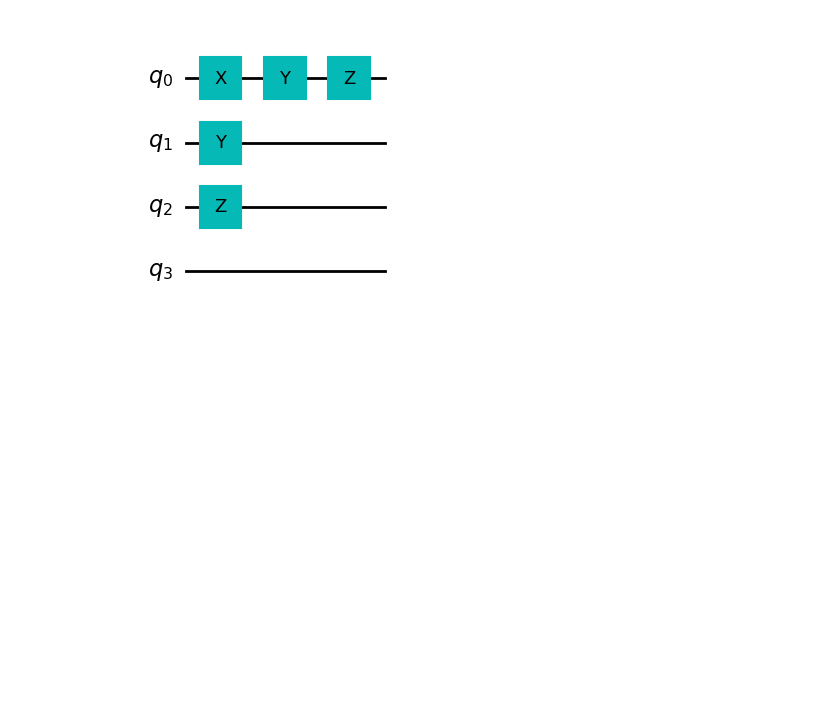
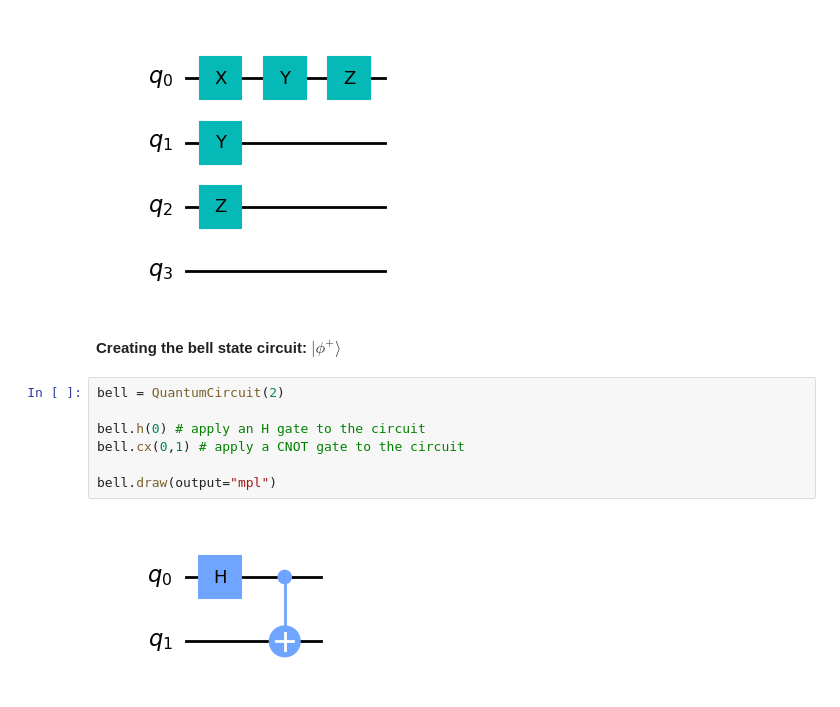
Before and after one commit to sayana25/IQCQ-UPES-2023, a Jupyter notebook: IQCQ2023_SIngleQubit.ipynb, the cells around one changed output. Saved outputs shown, nothing was run; the diff lists cells and outputs as text; blank space fills up the shorter version.

```diff
--- a/IQCQ2023_SIngleQubit.ipynb
+++ b/IQCQ2023_SIngleQubit.ipynb
@@ -161,3 +170,14 @@ qc.z(0)
 qc.draw('mpl')
 # %% [output]
 [figure]
+# %% [markdown]
+**Creating the bell state circuit: $|\phi^{+}\rangle$**
+# %%
+bell = QuantumCircuit(2)
+
+bell.h(0) # apply an H gate to the circuit
+bell.cx(0,1) # apply a CNOT gate to the circuit
+
+bell.draw(output="mpl")
+# %% [output]
+[figure, added]
```
Also changed, not shown: parts of 11 cells of this notebook.
